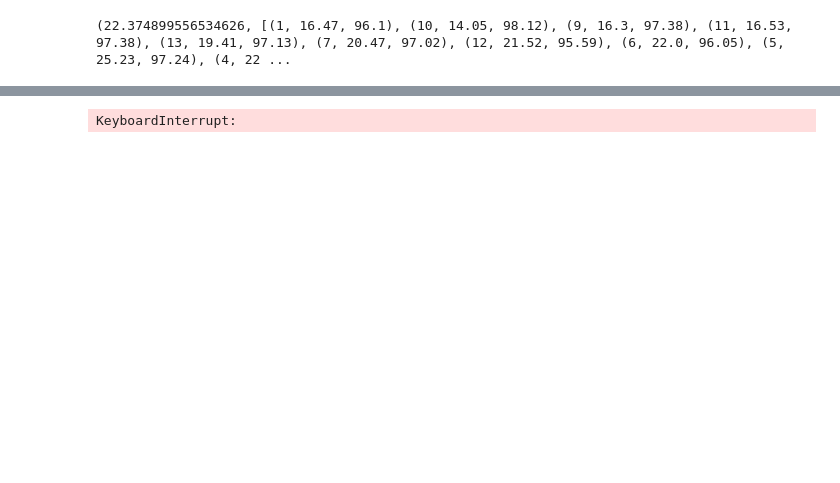
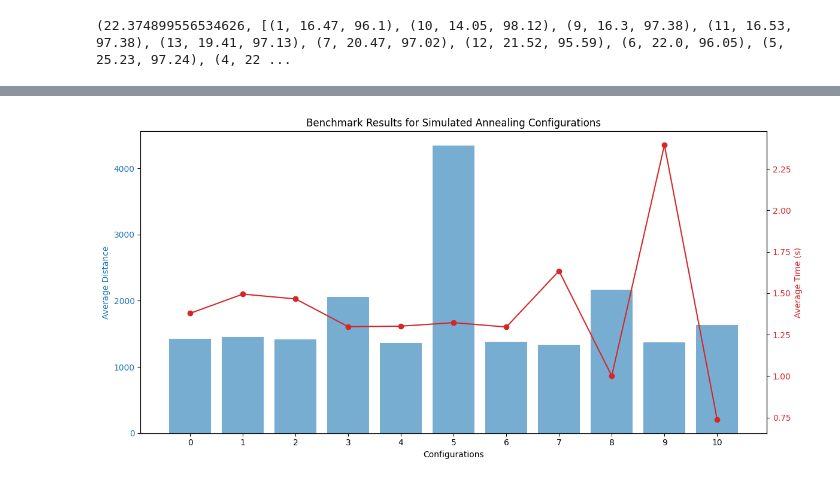
Before and after one commit to huskyybtw/ISA-Optymalizacja-Procesow-Dyskretnych, a Jupyter notebook: TSP/tsp.ipynb, the cells around one changed output, grey strips where cells are left out. Drawn from its saved outputs; the diff is of its cells as text; code cells hidden in the pictures; blank space fills up the shorter version.

Commit message:
benchmark parametrow anneling

```diff
--- a/TSP/tsp.ipynb
+++ b/TSP/tsp.ipynb
@@ -179,3 +244,29 @@ print(calculate_distance_annealing(load_file("burma14.tsp")))
+# %%
+data = load_file("rat99.tsp")
+
+saTempStart=10000;    # temperatura Startowa
+saTempAlpha=0.976;    # wspólczynnik zmiany temperatury
+steps = 400
+switches = 100
+
+configs = [
+    {'saTempStart': saTempStart , 'saTempAlpha': saTempAlpha, 'steps': steps, 'switches': switches},
+    {'saTempStart': saTempStart + 100, 'saTempAlpha': saTempAlpha, 'steps': steps, 'switches': switches},
+    {'saTempStart': saTempStart - 1000, 'saTempAlpha': saTempAlpha, 'steps': steps, 'switches': switches},
+    {'saTempStart': saTempStart * 10, 'saTempAlpha': saTempAlpha, 'steps': steps, 'switches': switches},
+    {'saTempStart': saTempStart / 10, 'saTempAlpha': saTempAlpha, 'steps': steps, 'switches': switches},
+    {'saTempStart': saTempStart , 'saTempAlpha': saTempAlpha + 0.01, 'steps': steps, 'switches': switches},
+    {'saTempStart': saTempStart , 'saTempAlpha': saTempAlpha - 0.01, 'steps': steps, 'switches': switches},
+    {'saTempStart': saTempStart , 'saTempAlpha': saTempAlpha, 'steps': steps + 100, 'switches': switches},
+    {'saTempStart': saTempStart , 'saTempAlpha': saTempAlpha, 'steps': steps - 100, 'switches': switches},
+    {'saTempStart': saTempStart , 'saTempAlpha': saTempAlpha, 'steps': steps, 'switches': switches + 50},
+    {'saTempStart': saTempStart , 'saTempAlpha': saTempAlpha, 'steps': steps, 'switches': switches - 50},
+]
+
+results = benchmark_anneling_parameters(data, configs)
+plot_benchmark_results(results)
+# %% [output]
+[figure, added]
 # %%
 import os
 import time
@@ -216,9 +307,7 @@ def benchmark_algorithms(directory):
     for r in results:
         print(f"{r['file']:<20} {r['greedy_dist']:<12} {r['greedy_time']:<6} {r['anneal_dist']:<12} {r['anneal_time']:<6}")
 
-benchmark_algorithms("../TSP")
+# benchmark_algorithms("../TSP")
-# %% [output]
-KeyboardInterrupt:
 # %%
 def plot_tsp_solution(distance, order):
     plt.figure(figsize=(12, 8))
```
Also changed, not shown: parts of 5 cells of this notebook.
